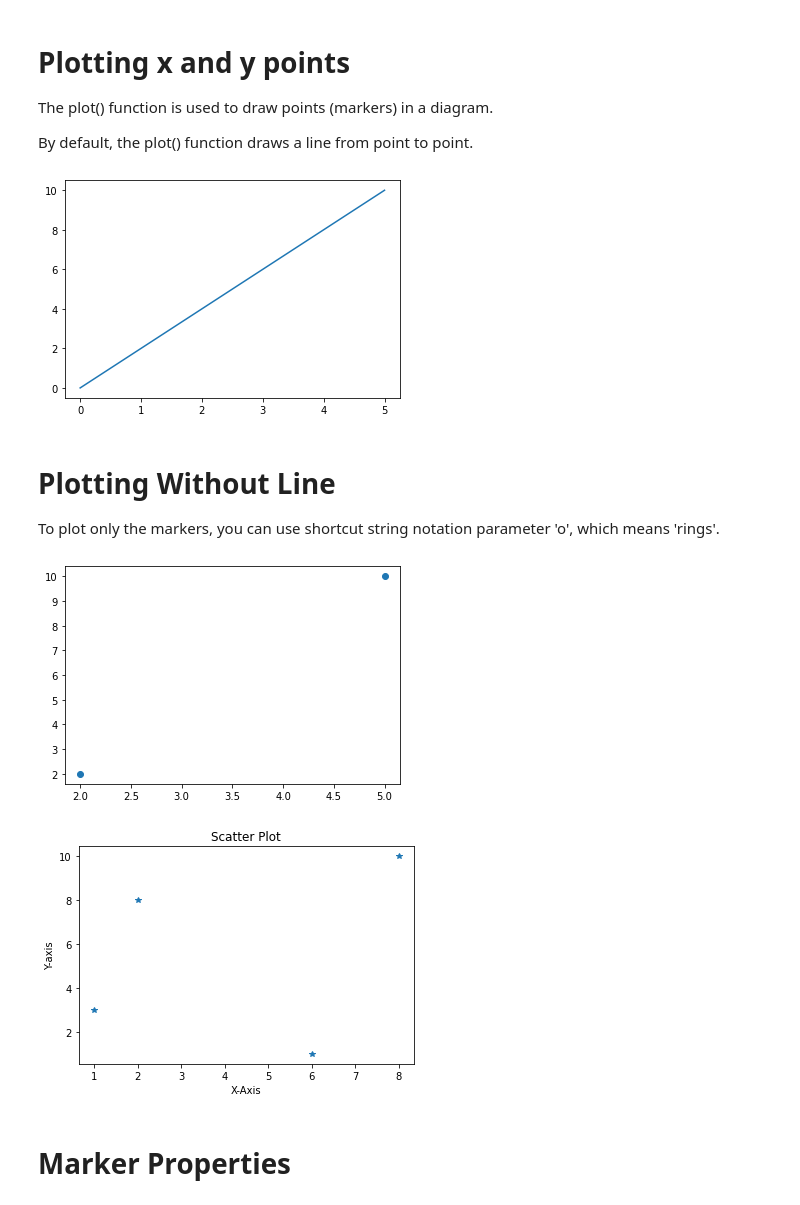
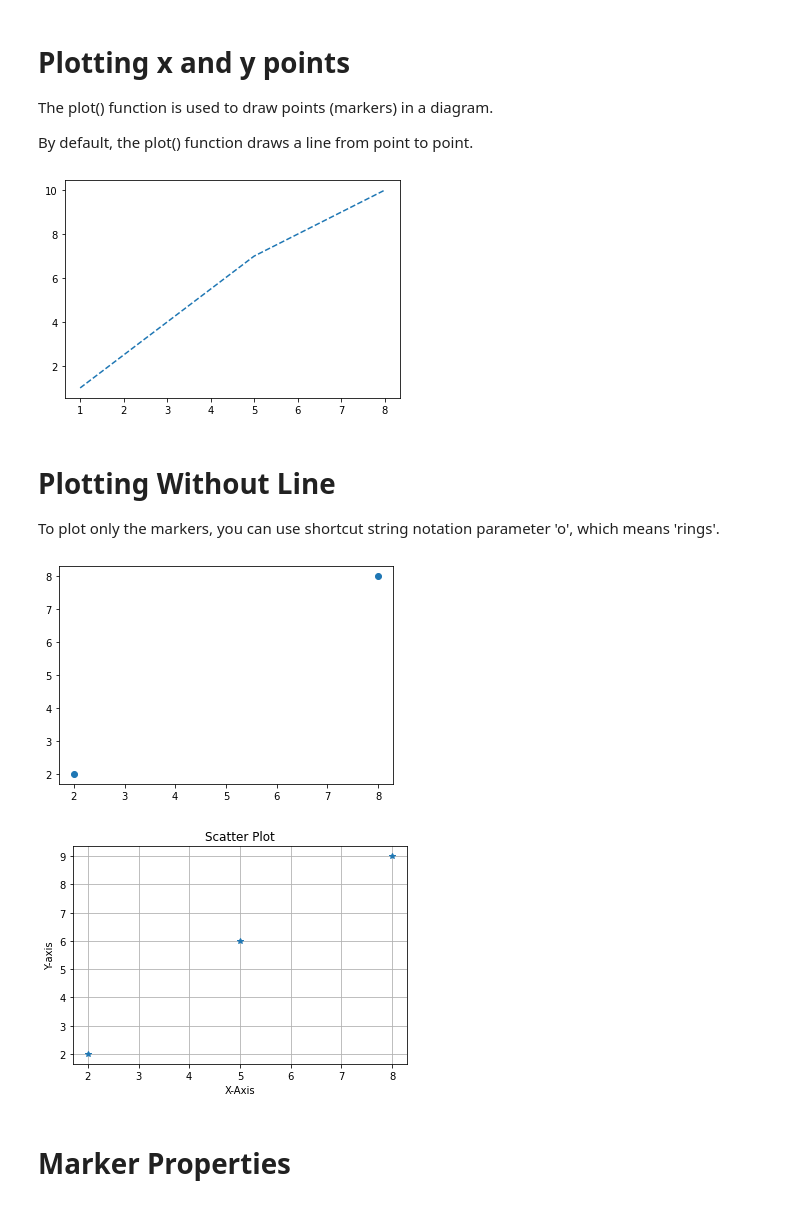
Before and after one commit to mamunsust12/Data-Mining-with-Python, a Jupyter notebook: class_5.1_matplotlib_pyplot.ipynb, the cells around one changed output. Saved outputs shown, nothing was run; the diff lists cells and outputs as text; code cells hidden in the pictures.

```diff
--- a/class_5.1_matplotlib_pyplot.ipynb
+++ b/class_5.1_matplotlib_pyplot.ipynb
@@ -28,14 +29,15 @@ By default, the plot() function draws a line from point to point.
 import matplotlib.pyplot as plt
 import numpy as np
 
-xpoints = np.array([0, 5])
-ypoints = np.array([0, 10])
-#print(xpoints)
-#print(ypoints)
-plt.plot(xpoints, ypoints)
+x=[1,5,8]
+y=[1,7,10]
+
+#plt.plot(x, y)
+plt.plot(x, y,ls = '--' )
+
 plt.show()
 # %% [output]
-[figure, old version]
+[figure, new version]
 # %% [markdown]
 # Plotting Without Line
 To plot only the markers, you can use shortcut string notation parameter 'o', which means 'rings'.
@@ -43,30 +45,31 @@ To plot only the markers, you can use shortcut string notation parameter 'o', wh
 import matplotlib.pyplot as plt
 import numpy as np
 
-xpoints = np.array([2, 5])
-ypoints = np.array([2, 10])
+xpoints = np.array([2, 8])
+ypoints = np.array([2, 8])
 
 plt.plot(xpoints, ypoints, 'o')
 plt.show()
 # %% [output]
-[figure, old version]
+[figure, new version]
 # %%
 #You can plot as many points as you like, just make sure you have the same number of points in both axis.
 # %%
 import matplotlib.pyplot as plt
 import numpy as np
 
-xpoints = np.array([1, 2, 6, 8])
-ypoints = np.array([3, 8, 1, 10])
+x=[2,5,8]
+y=[2,6,9]
+plt.plot(x, y, '*' )
+#plt.plot(x, y, '*' , ms = 20 , c='w', mec = 'r' , mfc = 'y') # scatter plot with marker *
 
-#plt.plot(xpoints, ypoints) # Line Plot
-plt.plot(xpoints, ypoints, '*') # scatter plot with marker *
 plt.title("Scatter Plot", loc = 'center') #left, right, center
 plt.xlabel("X-Axis")
 plt.ylabel("Y-axis")
+plt.grid()
 plt.show()
 # %% [output]
-[figure, old version]
+[figure, new version]
 # %% [markdown]
 # Marker Properties
 # %% [markdown]
```
Also changed, not shown: parts of 6 cells of this notebook.
